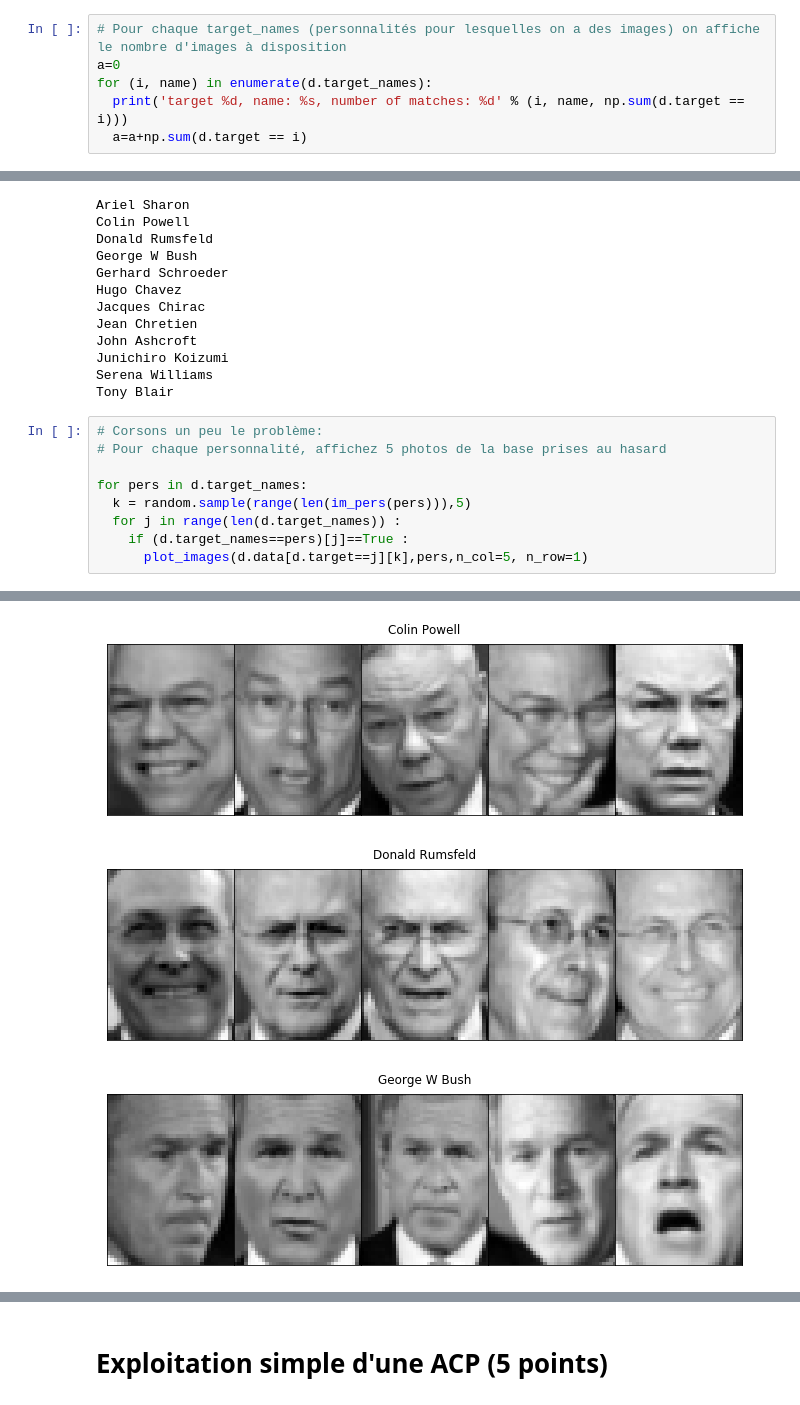
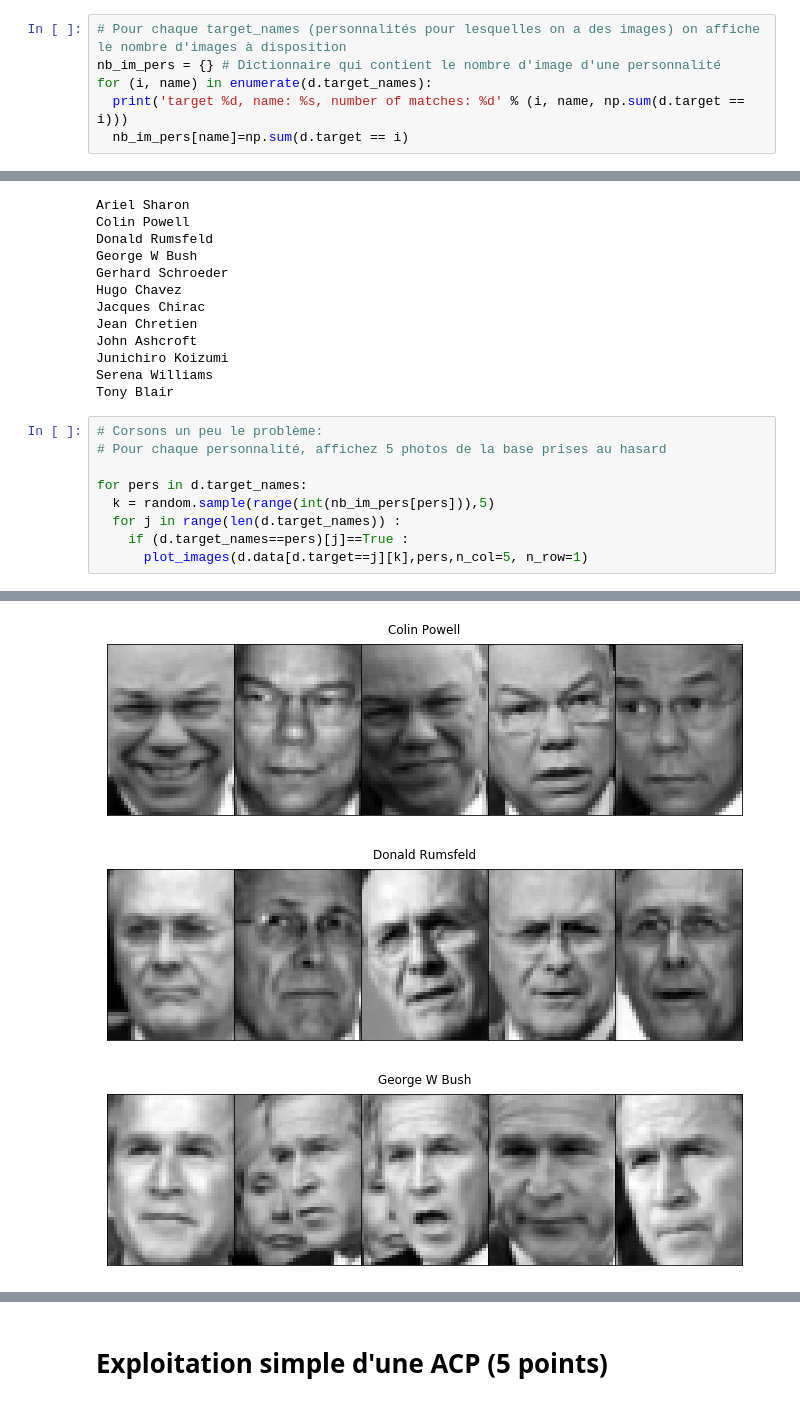
Before and after one commit to campusplage/compte-rendus-calmdown, a Jupyter notebook: TP2_sklearn.ipynb, the cells around one changed output, grey strips where cells are left out. Cells and saved outputs as stored; diff of their text form.

```diff
--- a/TP2_sklearn.ipynb
+++ b/TP2_sklearn.ipynb
@@ -217,10 +235,10 @@ plot_images(d.data, 'Original data')
 [figure]
 # %%
 # Pour chaque target_names (personnalités pour lesquelles on a des images) on affiche le nombre d'images à disposition
-a=0
+nb_im_pers = {} # Dictionnaire qui contient le nombre d'image d'une personnalité
 for (i, name) in enumerate(d.target_names):
   print('target %d, name: %s, number of matches: %d' % (i, name, np.sum(d.target == i)))
-  a=a+np.sum(d.target == i)
+  nb_im_pers[name]=np.sum(d.target == i)
 # %% [output]
 target 0, name: Ariel Sharon, number of matches: 77
 target 1, name: Colin Powell, number of matches: 236
@@ -259,7 +278,7 @@ Tony Blair
 # Pour chaque personnalité, affichez 5 photos de la base prises au hasard
 
 for pers in d.target_names:
-  k = random.sample(range(len(im_pers(pers))),5)
+  k = random.sample(range(int(nb_im_pers[pers])),5)
   for j in range(len(d.target_names)) :
     if (d.target_names==pers)[j]==True :
       plot_images(d.data[d.target==j][k],pers,n_col=5, n_row=1)
@@ -268,3 +287,3 @@ for pers in d.target_names:
-[figure, old version]
+[figure, new version]
-[figure, old version]
+[figure, new version]
-[figure, old version]
+[figure, new version]
```
Also changed, not shown: parts of 19 cells of this notebook.
